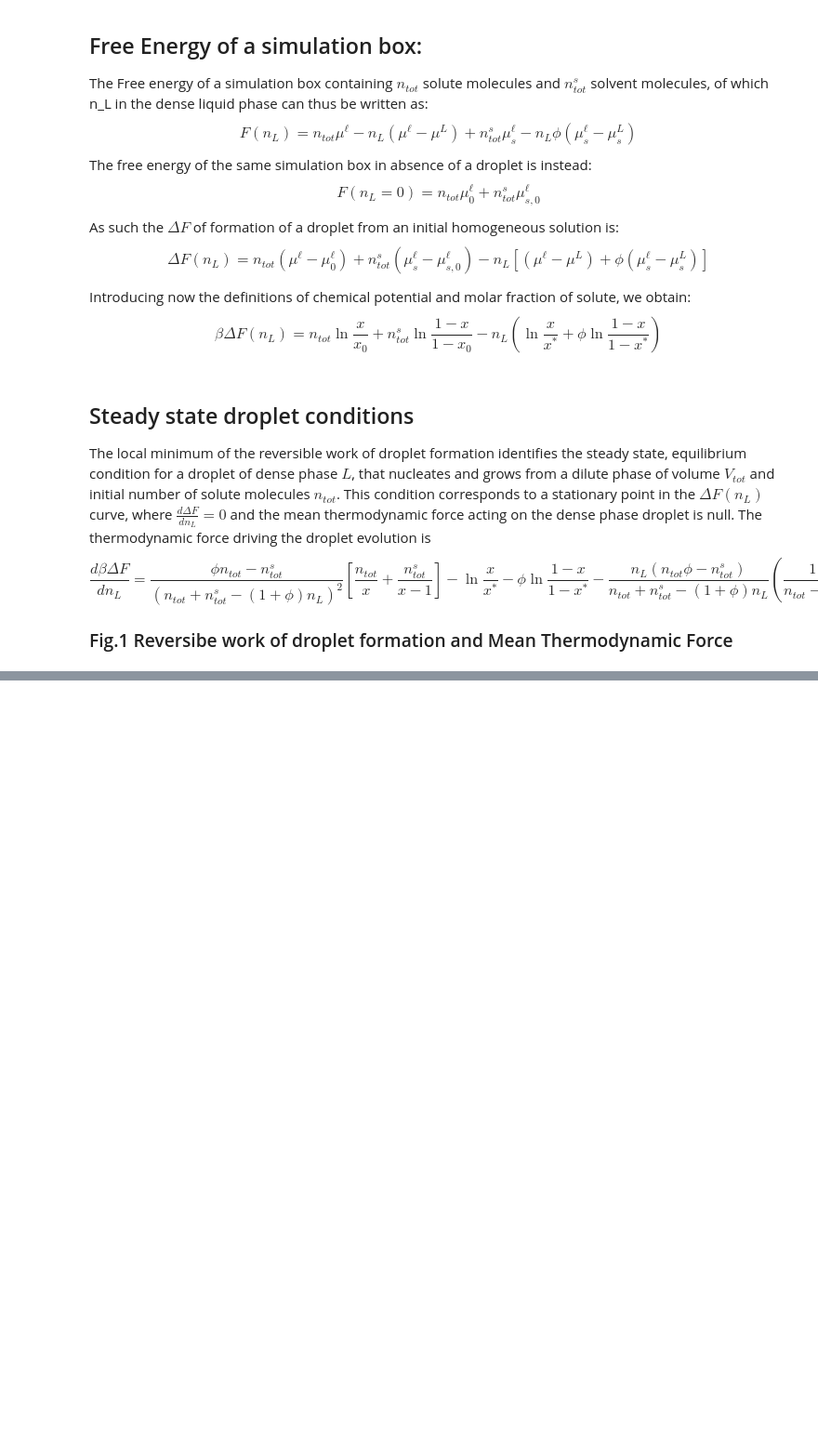
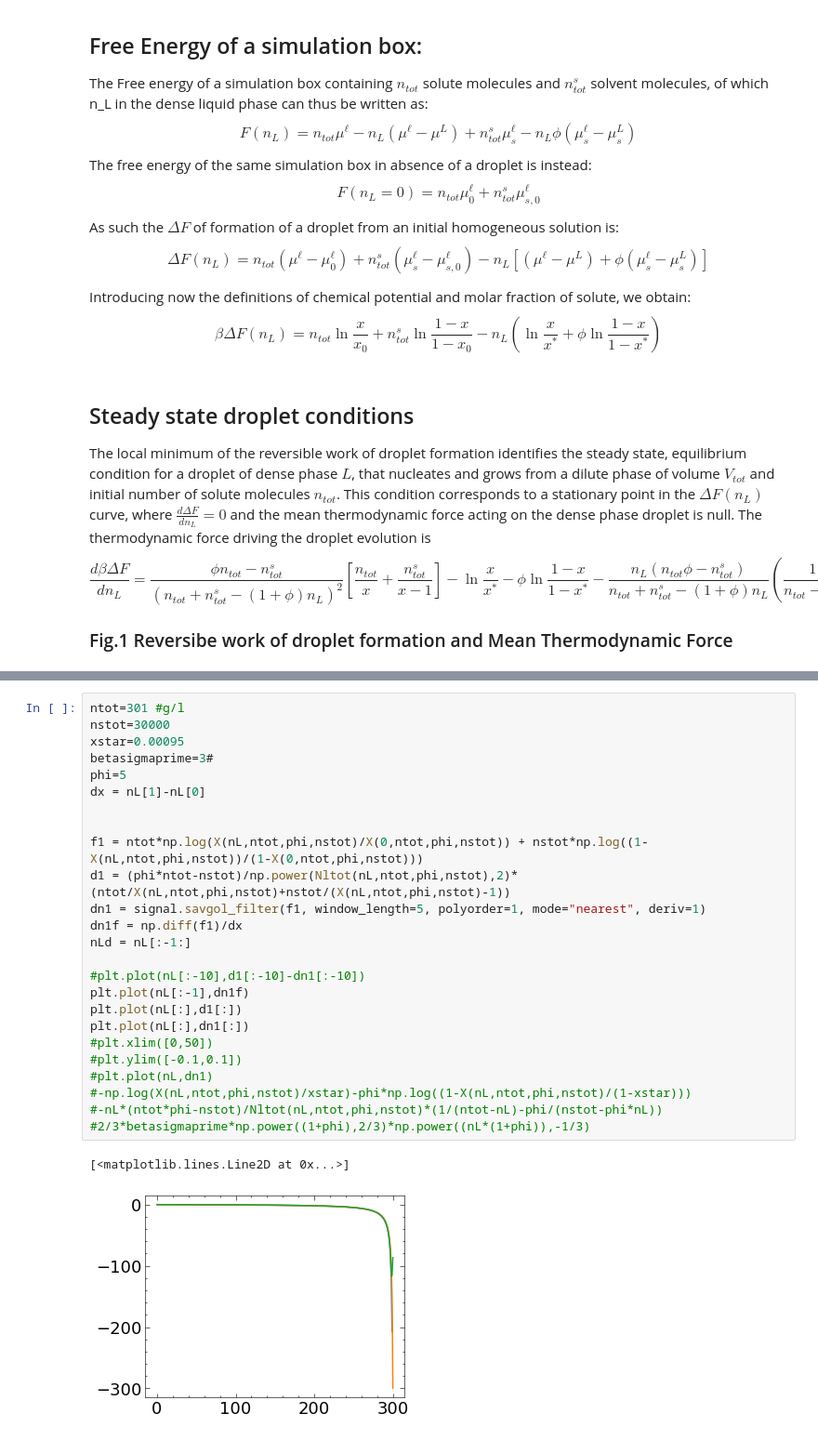
Before and after one commit to aaronrfinney/droplet-analysis, a Jupyter notebook: LLPS_CaCO3.ipynb, the cells around one changed output, grey strips where cells are left out. Shown at 93% size. Saved outputs shown, nothing was run; the diff lists cells and outputs as text; blank space fills up the shorter version.

```diff
--- a/LLPS_CaCO3.ipynb
+++ b/LLPS_CaCO3.ipynb
@@ -167,0 +220,28 @@ plt.savefig('FES_and_dFdnL', dpi=600, bbox_inches='tight')
+# %%
+ntot=301 #g/l
+nstot=30000
+xstar=0.00095
+betasigmaprime=3#
+phi=5
+dx = nL[1]-nL[0]
+
+
+f1 = ntot*np.log(X(nL,ntot,phi,nstot)/X(0,ntot,phi,nstot)) + nstot*np.log((1-X(nL,ntot,phi,nstot))/(1-X(0,ntot,phi,nstot)))
+d1 = (phi*ntot-nstot)/np.power(Nltot(nL,ntot,phi,nstot),2)*(ntot/X(nL,ntot,phi,nstot)+nstot/(X(nL,ntot,phi,nstot)-1))
+dn1 = signal.savgol_filter(f1, window_length=5, polyorder=1, mode="nearest", deriv=1)
+dn1f = np.diff(f1)/dx
+nLd = nL[:-1:]
+
+#plt.plot(nL[:-10],d1[:-10]-dn1[:-10])
+plt.plot(nL[:-1],dn1f)
+plt.plot(nL[:],d1[:])
+plt.plot(nL[:],dn1[:])
+#plt.xlim([0,50])
+#plt.ylim([-0.1,0.1])
+#plt.plot(nL,dn1)
+#-np.log(X(nL,ntot,phi,nstot)/xstar)-phi*np.log((1-X(nL,ntot,phi,nstot)/(1-xstar)))
+#-nL*(ntot*phi-nstot)/Nltot(nL,ntot,phi,nstot)*(1/(ntot-nL)-phi/(nstot-phi*nL))
+#2/3*betasigmaprime*np.power((1+phi),2/3)*np.power((nL*(1+phi)),-1/3)
+# %% [output]
+[<matplotlib.lines.Line2D at 0x...>]
+[figure, added]
```
Also changed, not shown: parts of 10 cells of this notebook.
